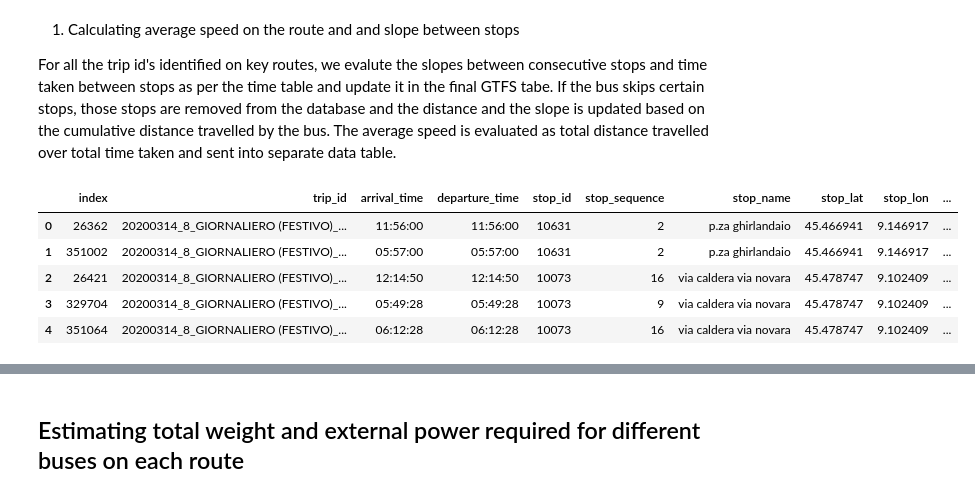
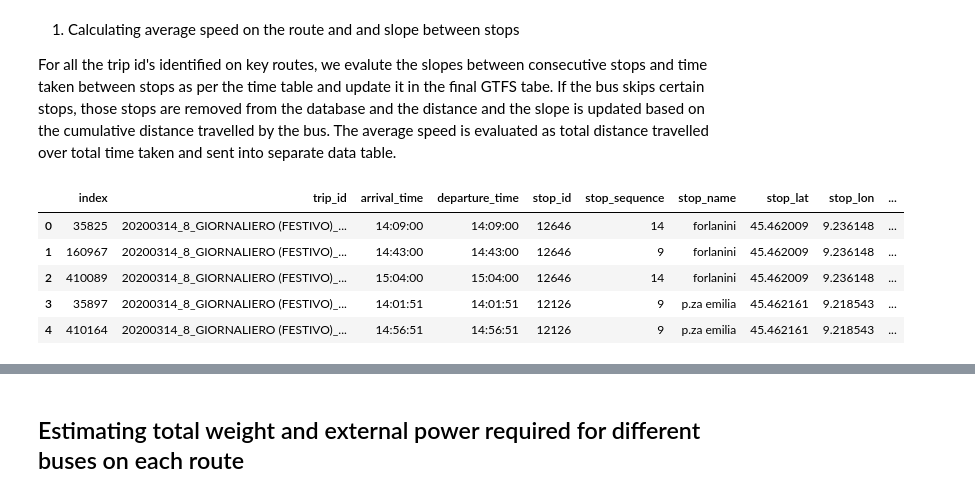
Before and after one commit to UpadhiV/evfleets, a Jupyter notebook: Milano.ipynb, the cells around one changed output, grey strips where cells are left out. Cells and saved outputs as stored; diff of their text form; code cells hidden in the pictures.

```diff
--- a/Milano.ipynb
+++ b/Milano.ipynb
@@ -28,6 +36,5 @@ import math
 # %%
 #connecting to database server
-engine = sqlalchemy.create_engine('sqlite:///mdb.db')
-Base = declarative_base()
+engine = sqlalchemy.create_engine('mysql+mysqlconnector://root:123456@localhost/mdb', pool_size=25, max_overflow=10, pool_timeout=60,pool_recycle=3600)
 # %% [markdown]
 ## Creating a pipeline for storing GTFS data in MySQL database
@@ -309,20 +443,20 @@ For all the trip id's identified on key routes, we evalute the slopes between co
 # %%
 #join the elevation table to final dataset based on stop id
 query = "SELECT * FROM cdm_elevation;"
 elv = pd.read_sql(query, engine, index_col= None)
 
 query = "SELECT * FROM cdm_dataf ;"
 df = pd.read_sql(query, engine)
 
-df=df.merge(elv,left_on="stop_id",right_on="stop_id").drop(columns  = "level_0")
+df=df.merge(elv,left_on="stop_id",right_on="stop_id")
 df.head()
 # %% [output]
 |  | index | trip_id | arrival_time | departure_time | stop_id | stop_sequence | stop_name | stop_lat | stop_lon | ... |
-| 0 | 26362 | 20200314_8_GIORNALIERO (FESTIVO)_... | 11:56:00 | 11:56:00 | 10631 | 2 | p.za ghirlandaio | 45.466941 | 9.146917 | ... |
-| 1 | 351002 | 20200314_8_GIORNALIERO (FESTIVO)_... | 05:57:00 | 05:57:00 | 10631 | 2 | p.za ghirlandaio | 45.466941 | 9.146917 | ... |
-| 2 | 26421 | 20200314_8_GIORNALIERO (FESTIVO)_... | 12:14:50 | 12:14:50 | 10073 | 16 | via caldera via novara | 45.478747 | 9.102409 | ... |
-| 3 | 329704 | 20200314_8_GIORNALIERO (FESTIVO)_... | 05:49:28 | 05:49:28 | 10073 | 9 | via caldera via novara | 45.478747 | 9.102409 | ... |
-| 4 | 351064 | 20200314_8_GIORNALIERO (FESTIVO)_... | 06:12:28 | 06:12:28 | 10073 | 16 | via caldera via novara | 45.478747 | 9.102409 | ... |
+| 0 | 35825 | 20200314_8_GIORNALIERO (FESTIVO)_... | 14:09:00 | 14:09:00 | 12646 | 14 | forlanini | 45.462009 | 9.236148 | ... |
+| 1 | 160967 | 20200314_8_GIORNALIERO (FESTIVO)_... | 14:43:00 | 14:43:00 | 12646 | 9 | forlanini | 45.462009 | 9.236148 | ... |
+| 2 | 410089 | 20200314_8_GIORNALIERO (FESTIVO)_... | 15:04:00 | 15:04:00 | 12646 | 14 | forlanini | 45.462009 | 9.236148 | ... |
+| 3 | 35897 | 20200314_8_GIORNALIERO (FESTIVO)_... | 14:01:51 | 14:01:51 | 12126 | 9 | p.za emilia | 45.462161 | 9.218543 | ... |
+| 4 | 410164 | 20200314_8_GIORNALIERO (FESTIVO)_... | 14:56:51 | 14:56:51 | 12126 | 9 | p.za emilia | 45.462161 | 9.218543 | ... |
 # %%
 #calculating average speed for the trips
 def trip_speed(tripid):
```
Also changed, not shown: parts of 41 cells of this notebook.
